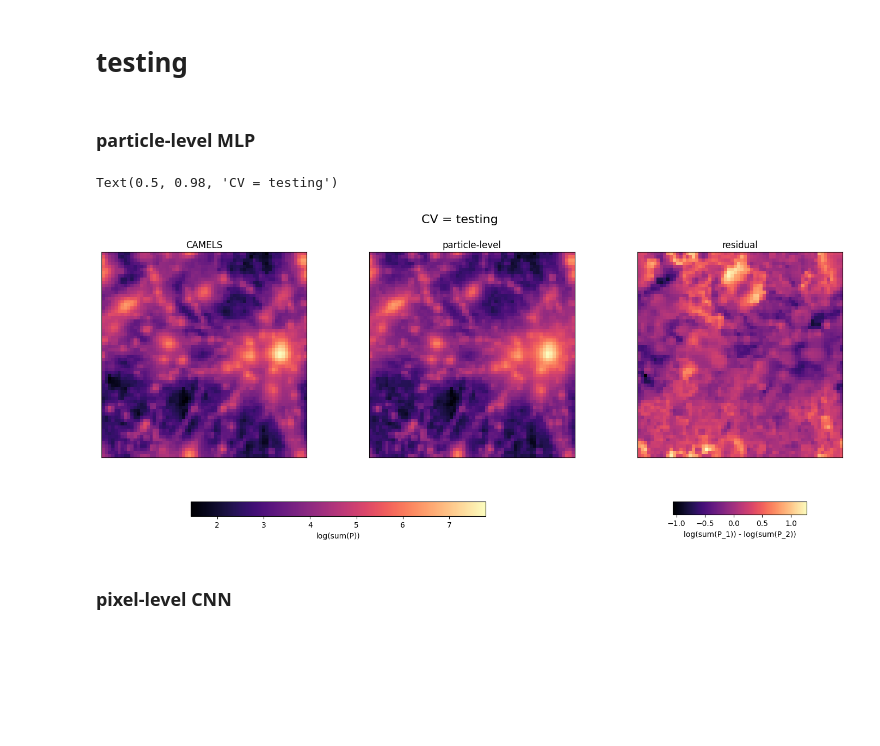
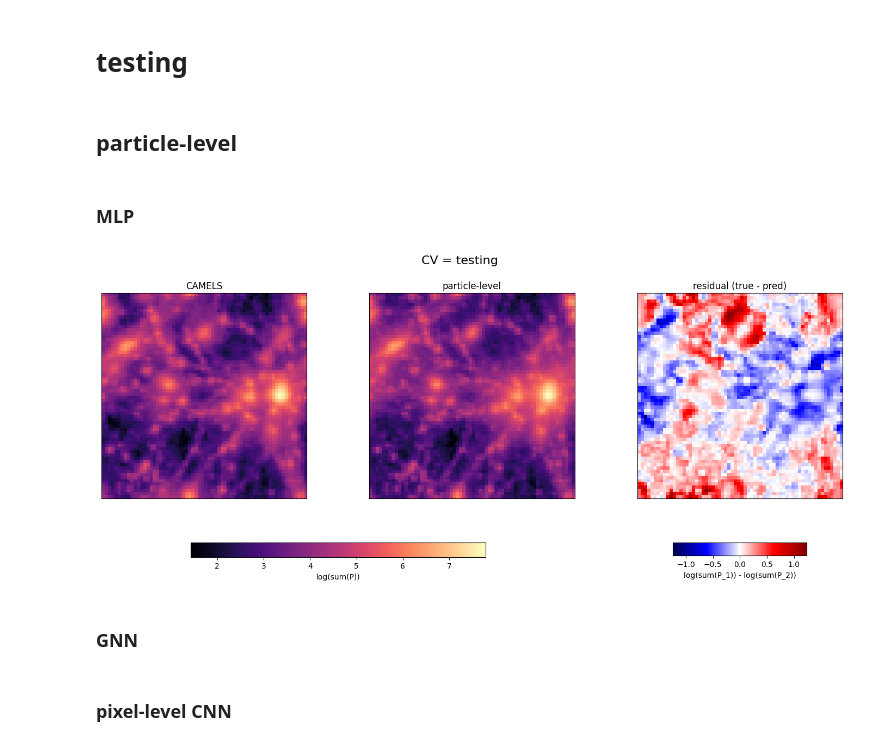
Before and after one commit to Arne-Thomsen/JaxPM, a Jupyter notebook: dev/hpm/P_prediction.ipynb, the cells around one changed output. Saved outputs shown, nothing was run; the diff lists cells and outputs as text; code cells hidden in the pictures; blank space fills up the shorter version.

```diff
--- a/dev/hpm/P_prediction.ipynb
+++ b/dev/hpm/P_prediction.ipynb
@@ -361,5 +361,29 @@ ax.set(yscale="log")
 # %% [markdown]
 # testing
+# %%
+def plot_comparison(true_field, pred_field, true_label="CAMELS", pred_label="", quantity_label="P", suptitle=""):
+    fig, ax = plt.subplots(figsize=(3*6, 6+1), ncols=3)
+
+    im, vlims, true_field_log_sum = plot_field(true_field, ax[0])
+    ax[0].set(title=true_label)
+
+    im, _, pred_field_log_sum = plot_field(pred_field, ax[1], vlims=vlims)
+    ax[1].set(title="particle-level")
+
+    fig.colorbar(im, ax=ax[:2], label=f"log(sum({quantity_label}))", orientation="horizontal", shrink=0.6, aspect=20)
+
+    residual = true_field_log_sum - pred_field_log_sum
+    lim = np.max(np.abs(residual[np.isfinite(residual)]))
+    print(lim)
+    im = ax[2].imshow(residual, cmap="seismic", vmin=-lim, vmax=lim)
+    ax[2].set(title="residual (true - pred)")
+    fig.colorbar(im, ax=ax[2], label=f"log(sum({quantity_label}_1)) - log(sum({quantity_label}_2))", orientation="horizontal", shrink=0.6, aspect=10)
+
+    for i in range(len(ax)):
+        ax[i].set_yticks([])
+        ax[i].set_xticks([])
+
+    fig.suptitle(suptitle, fontsize=16)
 # %%
 snapshot_dict = test_dict
 suptitle = "CV = testing"
@@ -369,49 +393,23 @@ suptitle = "CV = testing"
 
 i_scale = 0
 # %% [markdown]
-### particle-level MLP
+## particle-level
+# %% [markdown]
+### MLP
 # %%
 X_test, Y_test = get_particle_level(snapshot_dict, flatten=False)
 
 gas_pos = snapshot_dict["gas_poss"][i_scale]
 gas_P_test = jnp.squeeze(10**mlp(X_test))
-P_particle = normalized_paint(gas_pos, gas_P_test[i_scale])
+P_mlp = normalized_paint(gas_pos, gas_P_test[i_scale])
 
 P_camels = normalized_paint(gas_pos, snapshot_dict["gas_Ps"][i_scale])
-# %%
-# i_scale = 0
-# gas_pos = test_dict["gas_poss"][i_scale]
-
-fig, ax = plt.subplots(figsize=(3*6, 6+1), ncols=3)
-
-# P_camels = normalized_paint(gas_pos, test_dict["gas_Ps"][i_scale])
-
-im, vlims, P_camels_log_sum = plot_field(P_camels, ax[0])
-ax[0].set(title="CAMELS")
-
-# P_particle = normalized_paint(gas_pos, P_test[i_scale])
-im, _, P_particle_log_sum = plot_field(P_particle, ax[1], vlims=vlims)
-ax[1].set(title="particle-level")
-
-fig.colorbar(im, ax=ax[:2], label="log(sum(P))", orientation="horizontal", shrink=0.6, aspect=20)
-
-# residual = jnp.abs(P_camels - P_particle)
-# im, _, _ = plot_field(residual, ax[2])
-
-residual = P_camels_log_sum - P_particle_log_sum
-im = ax[2].imshow(residual, cmap="magma")#, vmin=vlims[0], vmax=vlims[1])
-
-ax[2].set(title="residual")
-fig.colorbar(im, ax=ax[2], label="log(sum(P_1)) - log(sum(P_2))", orientation="horizontal", shrink=0.6, aspect=10)
-
-for i in range(len(ax)):
-    ax[i].set_yticks([])
-    ax[i].set_xticks([])
-
-fig.suptitle(suptitle, fontsize=16)
-# %% [output]
-Text(0.5, 0.98, 'CV = testing')
-[figure, removed]
+# %%
+plot_comparison(P_camels, P_mlp, pred_label="particle MLP", suptitle=suptitle)
+# %% [output]
+[figure, added]
+# %% [markdown]
+### GNN
 # %% [markdown]
 ### pixel-level CNN
 # %%
```
Also changed, not shown: parts of 5 cells of this notebook, 1 other file.
